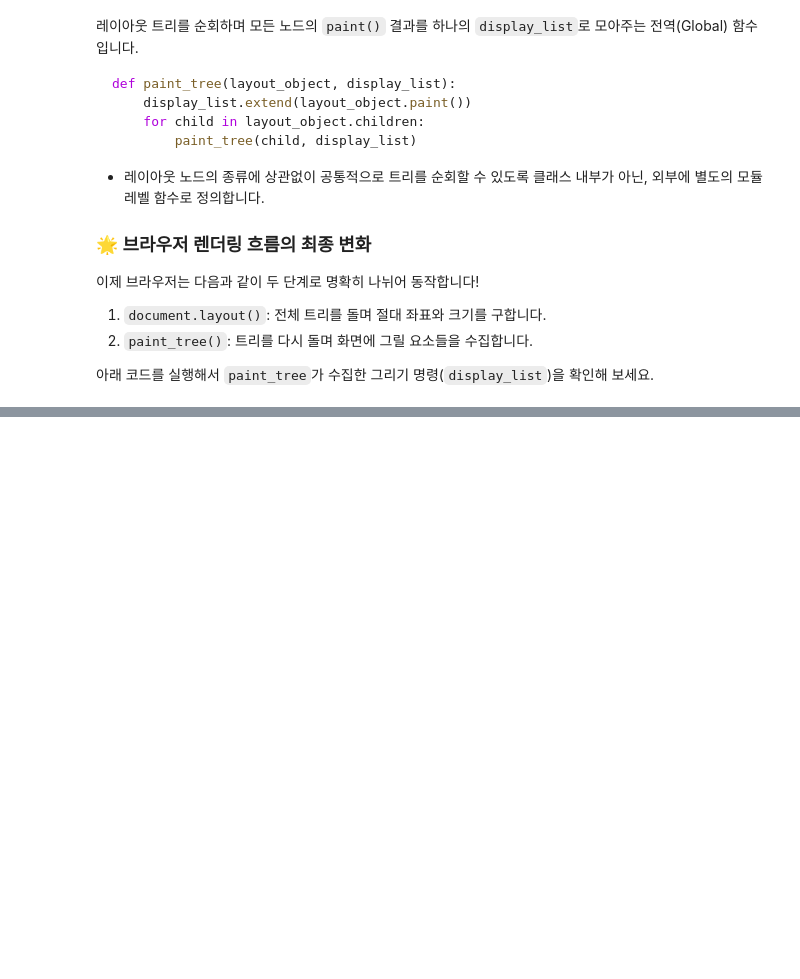
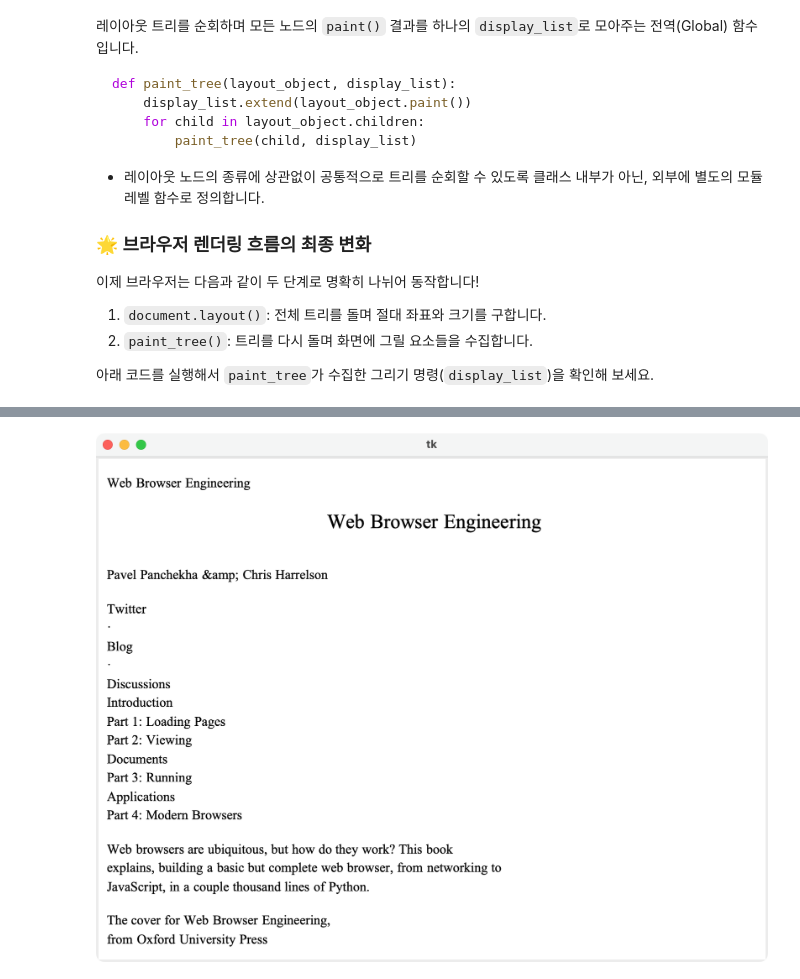
Before and after one commit to r4k0nb4k0n/browser-engineering-study, a Jupyter notebook: part-2-laying-out-pages-5-inline-and-block-layout.ipynb, the cells around one changed output, grey strips where cells are left out. Saved outputs shown, nothing was run; the diff lists cells and outputs as text; code cells hidden in the pictures; blank space fills up the shorter version.

```diff
--- a/part-2-laying-out-pages-5-inline-and-block-layout.ipynb
+++ b/part-2-laying-out-pages-5-inline-and-block-layout.ipynb
@@ -179,0 +268,17 @@ for cmd in display_list:
+# %%
+import tkinter
+from browser.url import URL
+from browser.browser import Browser
+from browser.tk_capture import display_tk_window
+
+# 브라우저 엔지니어링 홈페이지 URL 파싱
+url = URL("https://browser.engineering/")
+
+# 브라우저 인스턴스 생성 및 페이지 로드
+browser = Browser()
+browser.load(url)
+
+# GUI 창 스크린샷 캡처 및 주피터 노트북 내장 출력 (출력 후 창 자동 종료)
+display_tk_window(browser.window)
+# %% [output]
+[figure, added]
```
Also changed, not shown: parts of 4 cells of this notebook, 2 other files.
